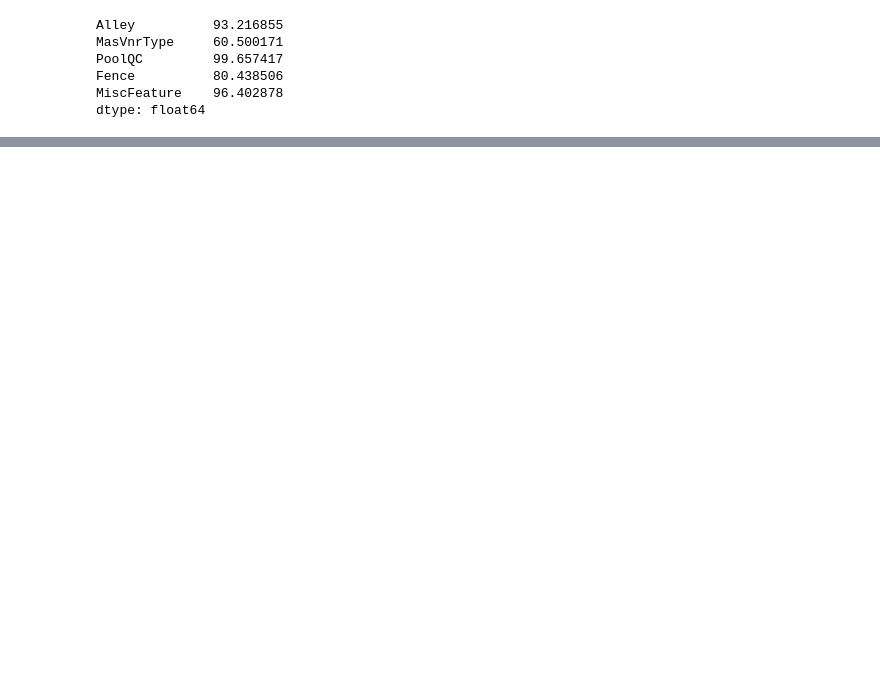
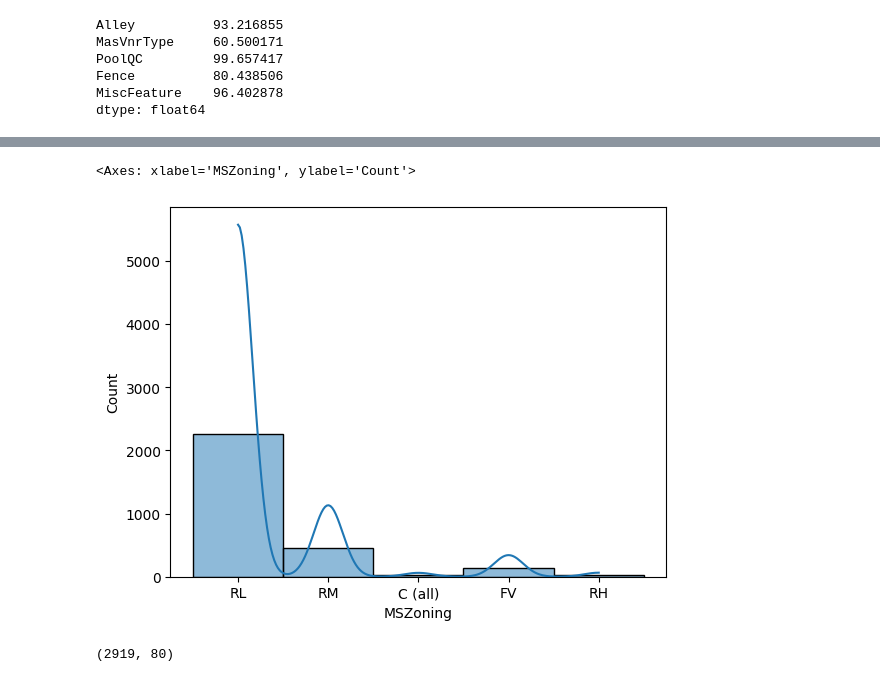
Before and after one commit to HarshRaut9945/House-Price-Prediction-Regression-Project, a Jupyter notebook: data.ipynb, the cells around one changed output, grey strips where cells are left out. Cells and saved outputs as stored; diff of their text form; code cells hidden in the pictures; blank space fills up the shorter version.

```diff
--- a/data.ipynb
+++ b/data.ipynb
@@ -184,0 +312,11 @@ dtype: float64
+# %%
+sns.histplot(df['MSZoning'],kde=True)
+# %% [output]
+<Axes: xlabel='MSZoning', ylabel='Count'>
+[figure, added]
+# %%
+### bacckup of original Data
+df_mvi=df.copy()
+df_mvi.shape
+# %% [output]
+(2919, 80)
```
Also changed, not shown: parts of 26 cells of this notebook.
